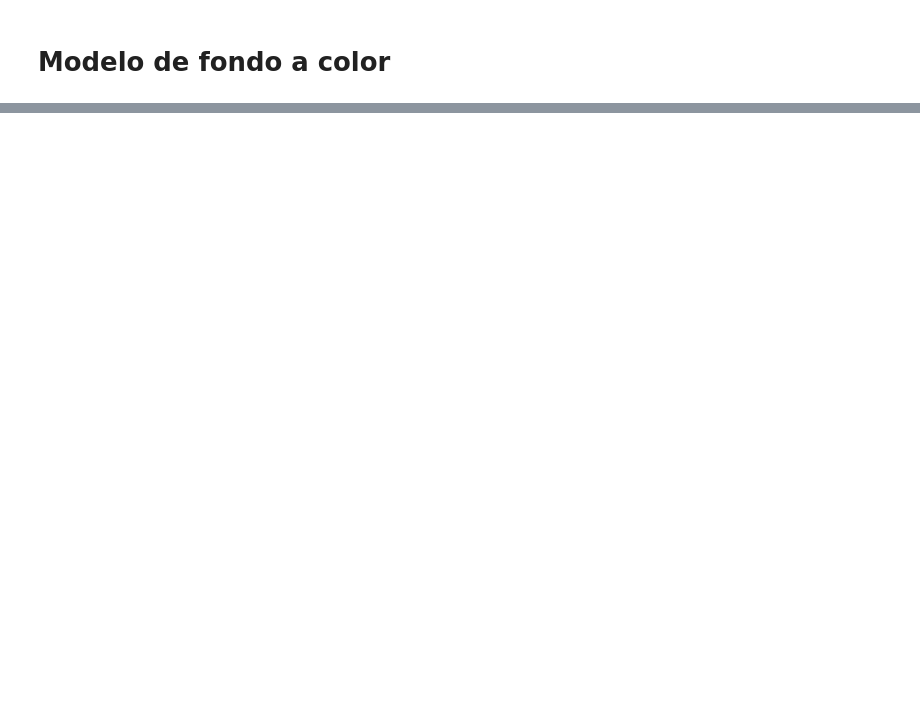
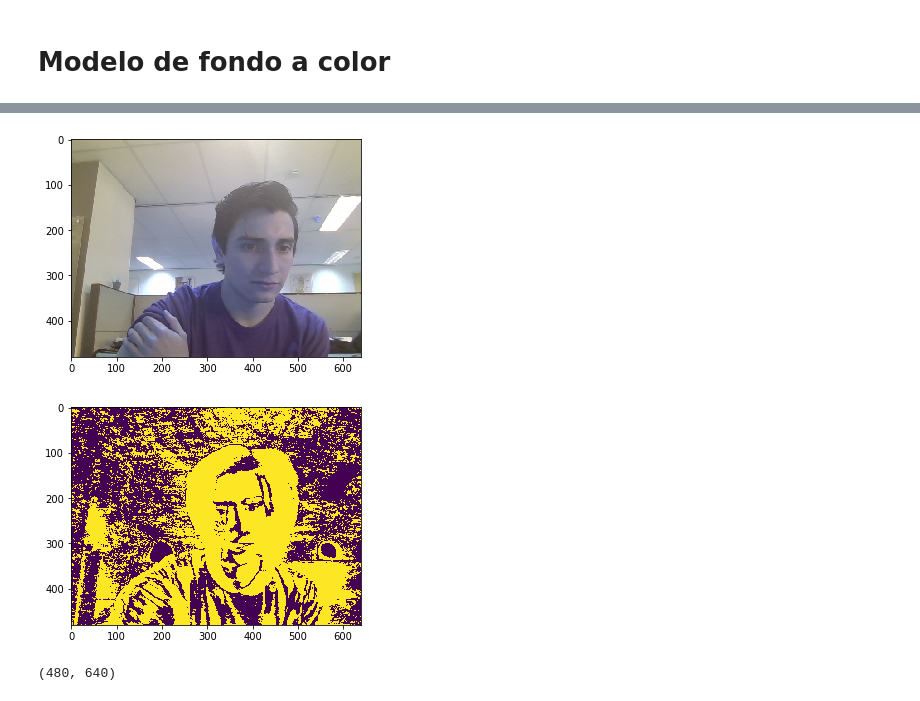
Before and after one commit to GioPais/Market-product-MBP, a Jupyter notebook: Image Segmentation Background Pattern.ipynb, the cells around one changed output, grey strips where cells are left out. Cells and saved outputs as stored; diff of their text form; code cells hidden in the pictures; blank space fills up the shorter version.

```diff
--- a/Image Segmentation Background Pattern.ipynb
+++ b/Image Segmentation Background Pattern.ipynb
@@ -166,0 +157,44 @@ plt.imshow(std), plt.show()
+# %%
+# function substract
+# input:     frame: frame in grayscale
+#            mean: mean from background
+#            std: std deviation from background
+# Output:    mask of the detection
+def substract_color(frame, mean, std):
+    std += 1
+    shape = np.shape(frame)
+    difference = frame - mean
+    difference_squared = np.multiply(difference, difference)
+    mask = np.zeros(shape)
+    for i in range(shape[0]):
+        for j in range(shape[1]):
+            for k in range(shape[2]):
+                if difference_squared[i,j,k]>35*std[i,j,k]:
+                    mask[i,j,k] = 255
+    mask2 = np.zeros((shape[0], shape[1]))
+    for i in range(shape[0]):
+        for j in range(shape[1]):
+            if (mask[i,j,0]==255 or mask[i,j,1]==255 or mask[i,j,2]==255):
+                mask2[i,j] = 255
+
+    return mask2
+# %%
+#Test the system with 1 frame
+mean, std = record_background_color(10, True)
+input()
+cam = cv2.VideoCapture(0)
+ret, frame = cam.read()
+plt.figure()
+plt.imshow(frame), plt.show()
+input()
+output = substract_color(frame, mean, std)
+plt.figure()
+plt.imshow(output), plt.show()
+
+cam.release()
+
+print(np.shape(output))
+# %% [output]
+[figure, added]
+[figure, added]
+(480, 640)
```
Also changed, not shown: parts of 4 cells of this notebook.
